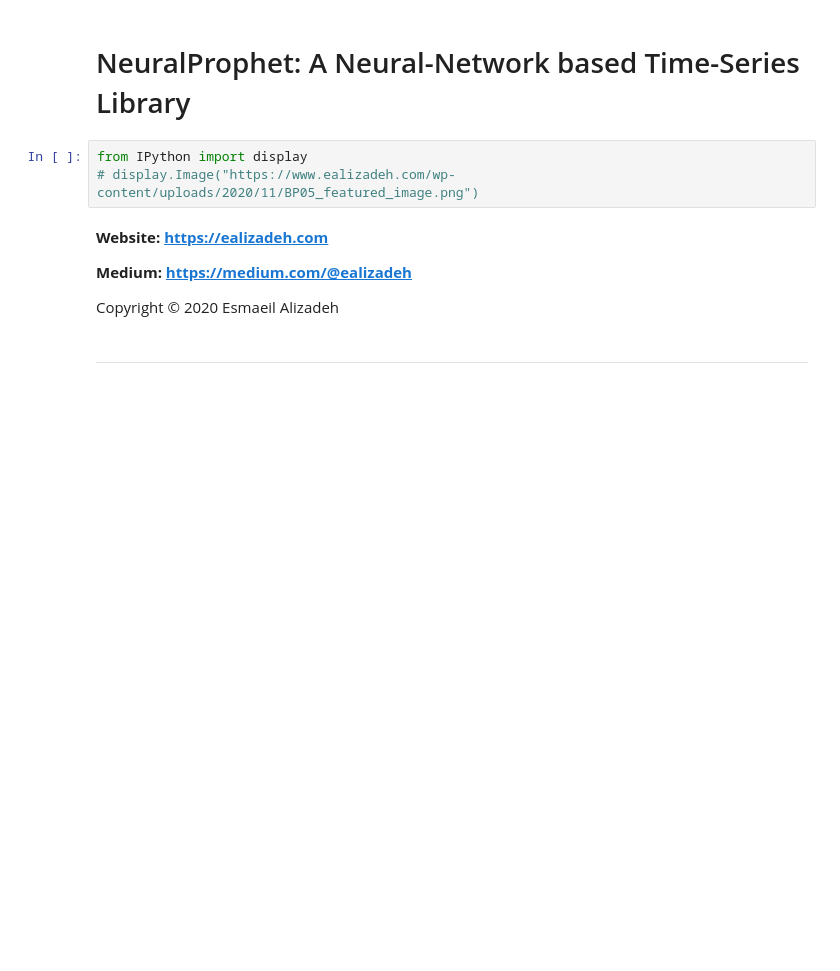
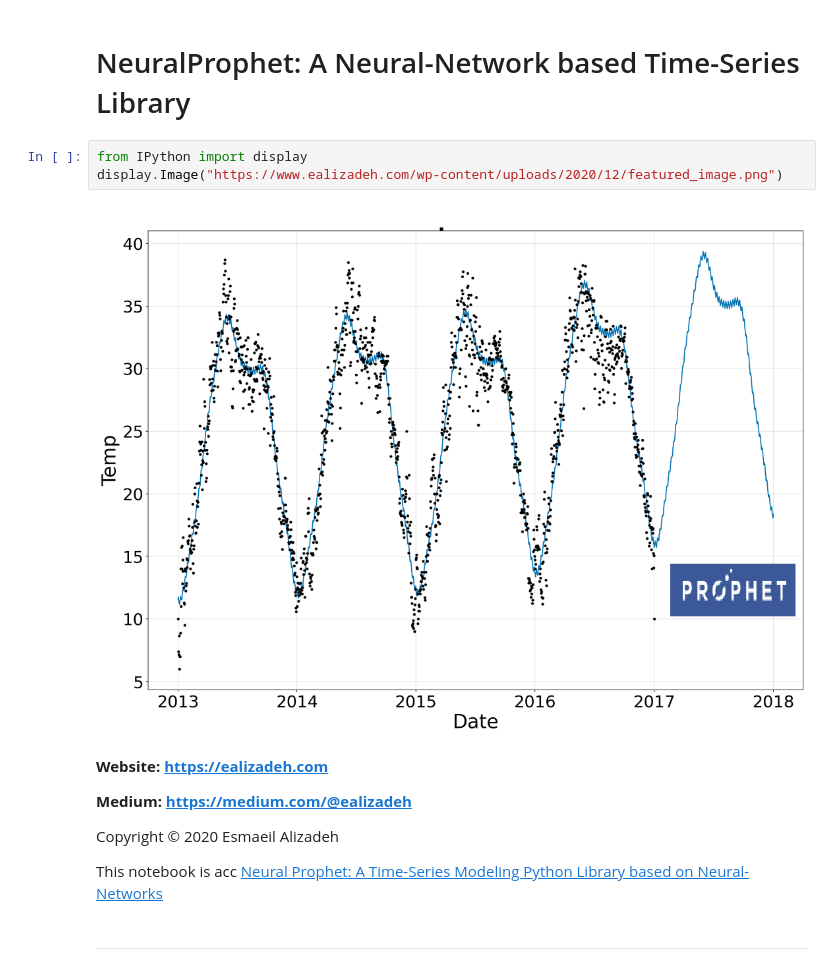
Before and after one commit to e-alizadeh/data-science-blog, a Jupyter notebook: notebooks/NeuralProphet/neural_prophet.ipynb, the cells around one changed output. Cells and saved outputs as stored; diff of their text form; blank space fills up the shorter version.

```diff
--- a/notebooks/NeuralProphet/neural_prophet.ipynb
+++ b/notebooks/NeuralProphet/neural_prophet.ipynb
@@ -2,13 +2,17 @@
 # NeuralProphet: A Neural-Network based Time-Series Library
 # %%
 from IPython import display
-# display.Image("https://www.ealizadeh.com/wp-content/uploads/2020/11/BP05_featured_image.png")
+display.Image("https://www.ealizadeh.com/wp-content/uploads/2020/12/featured_image.png")
+# %% [output]
+[figure, added]
 # %% [markdown]
 **Website: https://ealizadeh.com**
 
 **Medium: https://medium.com/@ealizadeh**
 
 Copyright © 2020 Esmaeil Alizadeh
+
+This notebook is acc [Neural Prophet: A Time-Series Modeling Python Library based on Neural-Networks](https://www.ealizadeh.com/blog/neural-prophet-library/)
 # %% [markdown]
 ---
 # %% [markdown]
```
Also changed, not shown: parts of 4 cells of this notebook.
